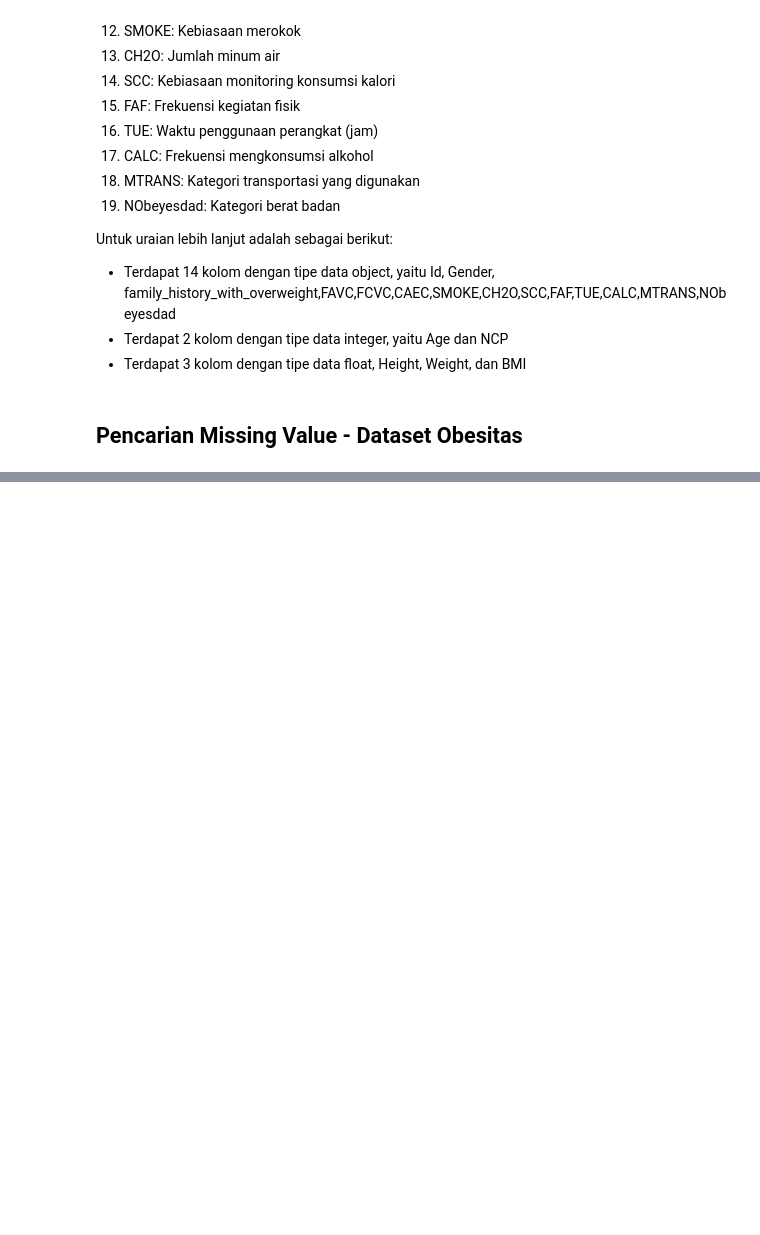
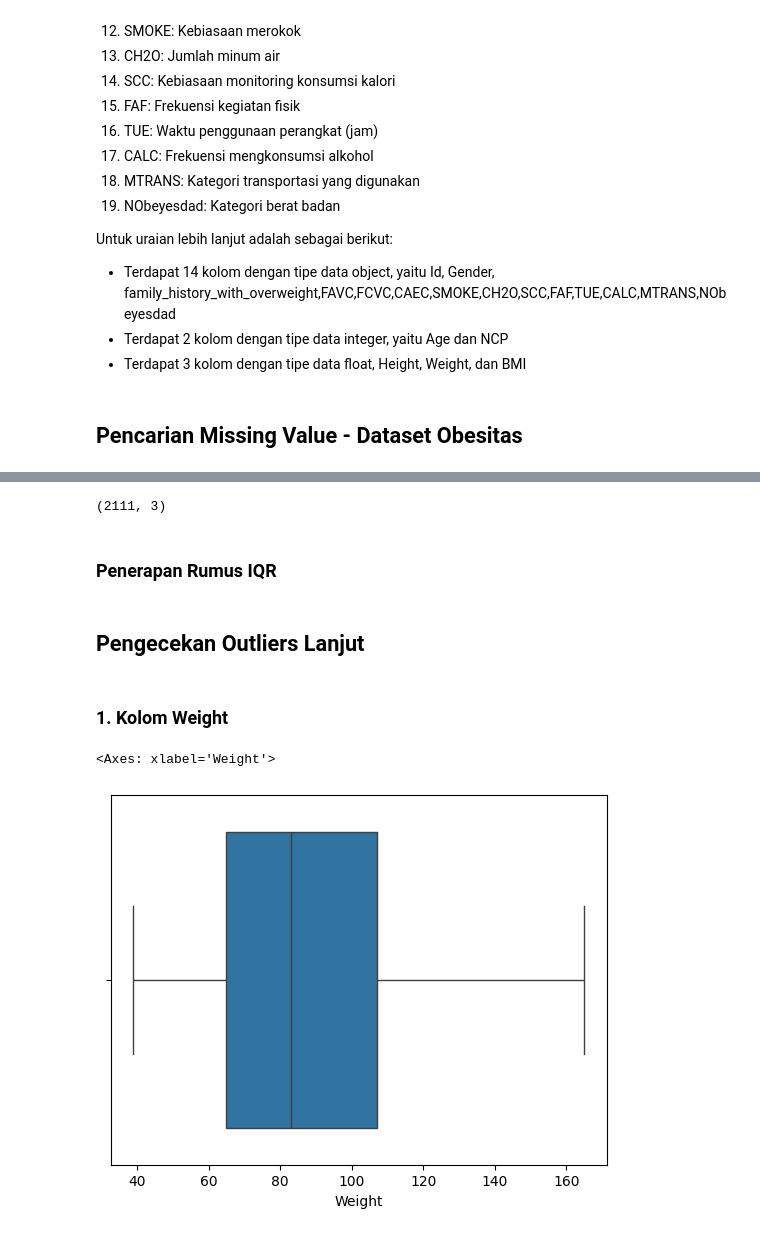
Before and after one commit to ishala/obesity-analysis-and-recommender-system, a Jupyter notebook: Submission 1/analisis.ipynb, the cells around one changed output, grey strips where cells are left out. Cells and saved outputs as stored; diff of their text form; code cells hidden in the pictures; blank space fills up the shorter version.

```diff
--- a/Submission 1/analisis.ipynb
+++ b/Submission 1/analisis.ipynb
@@ -256,0 +257,27 @@ Pada kasus dataset ini, saya hanya akan mengambil kolom yang akan digunakan pada
+# %%
+# Cek shape data awal
+obesDf.shape
+# %% [output]
+(2111, 3)
+# %% [markdown]
+### Penerapan Rumus IQR
+# %%
+# Mengambil kuartil 1 dari keseluruhan data
+q1 = obesDf.quantile(0.25)
+# Mengambil kuartil 3 dari keseluruhan data
+q3 = obesDf.quantile(0.75)
+
+# Mengurangkan antara kuartil 1 dan 3
+iqr = q3 - q1
+
+# Menerapkan rumus IQR
+obesDf = obesDf[~((obesDf < (q1 - 1.5 * iqr)) | (obesDf > (q3 + 1.5 * iqr))).any(axis=1)]
+# %% [markdown]
+## Pengecekan Outliers Lanjut
+# %% [markdown]
+### 1. Kolom Weight
+# %%
+sns.boxplot(x=obesDf['Weight'])
+# %% [output]
+<Axes: xlabel='Weight'>
+[figure, added]
```
Also changed, not shown: parts of 50 cells of this notebook.
